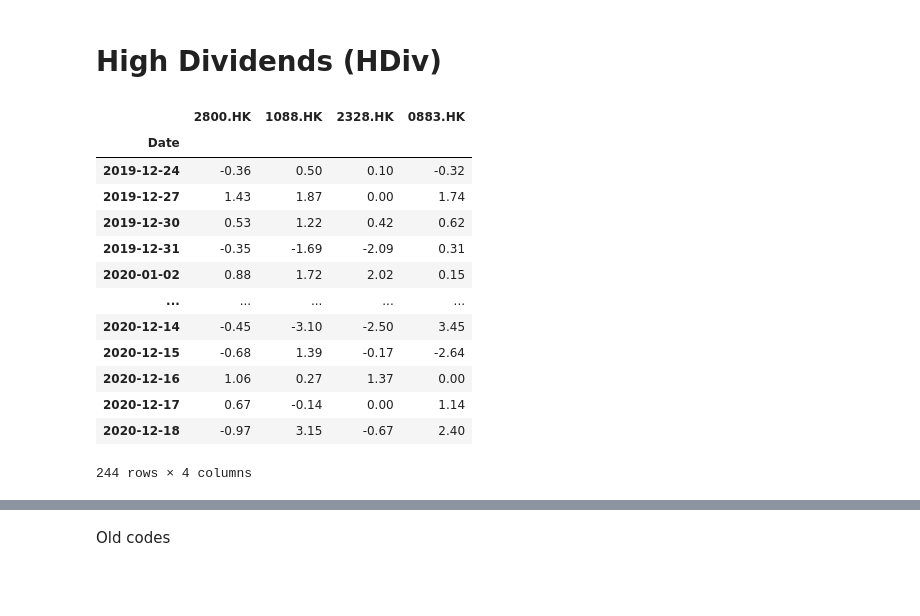
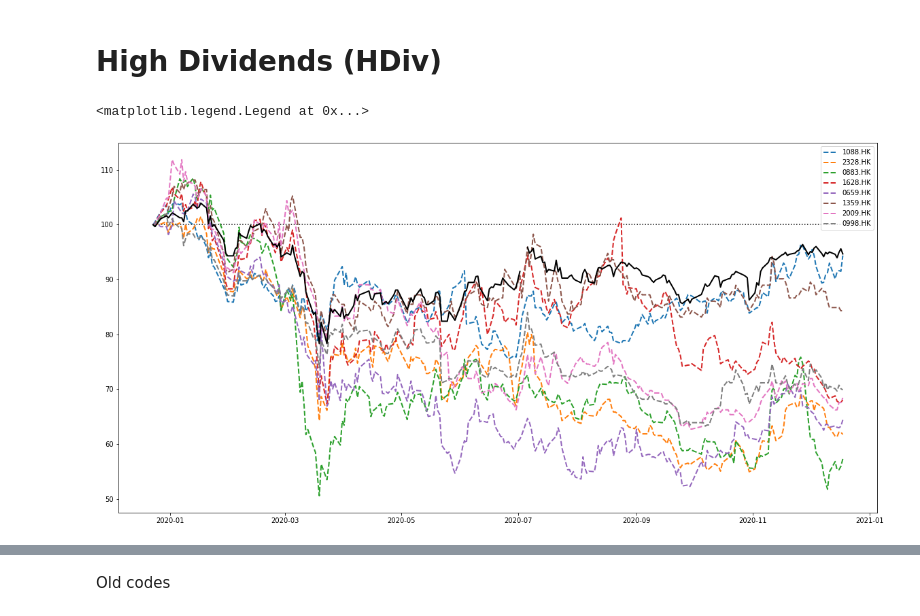
Before and after one commit to HektorLin/Trading-Strategies, a Jupyter notebook: Holdings_Analysis.ipynb, the cells around one changed output, grey strips where cells are left out. Drawn from its saved outputs; the diff is of its cells as text; code cells hidden in the pictures; blank space fills up the shorter version.

```diff
--- a/Holdings_Analysis.ipynb
+++ b/Holdings_Analysis.ipynb
@@ -50,7 +50,7 @@ CNpharm_members = ["1177.HK","1093.HK","2269.HK"]
 
 HKprop_members = ["1113.HK","2778.HK","0435.HK"]
 
-HDiv_members = ["1088.HK","2328.HK","0883.HK"]
+HDiv_members = ["1088.HK","2328.HK","0883.HK","1628.HK","0659.HK","1359.HK","2009.HK","0998.HK"]
 
 categories = [CNtech_members, CNpharm_members,
               HKprop_members,
@@ -75,2 +70,23 @@ return_port.dropna(axis=0,inplace=True)
+# %%
+# create index time-series and return matrix
+indexed_port = protfolio_close/protfolio_close.iloc[0,:]*100
+
+port_returns = protfolio_close.pct_change()*100
+port_returns.dropna(axis=0,inplace=True)
+# %%
+# plot indexed return
+
+#plot indexed
+
+fig,ax = plt.subplots(figsize=(20, 10))
+for member in focus_group:
+  ax.plot(indexed_port.index, indexed_port[member], linewidth=2, linestyle='--')
+ax.plot(indexed_port.index, indexed_port['2800.HK'], color='black', linewidth=2, linestyle='-')
+ax.hlines(y=100,xmin=indexed_port.index[0],xmax=indexed_port.index[-1], color='black', linestyle=(':'))
+
+ax.legend(focus_group)
+# %% [output]
+<matplotlib.legend.Legend at 0x...>
+[figure, added]
 # %%
 # Save returns for the focus group
@@ -88,17 +115,0 @@ def CAPM_coefficients (y,X):
-# %%
-return_port
-# %% [output]
-|  | 2800.HK | 1088.HK | 2328.HK | 0883.HK |
-| Date |  |  |  |  |
-| 2019-12-24 | -0.36 | 0.50 | 0.10 | -0.32 |
-| 2019-12-27 | 1.43 | 1.87 | 0.00 | 1.74 |
-| 2019-12-30 | 0.53 | 1.22 | 0.42 | 0.62 |
-| 2019-12-31 | -0.35 | -1.69 | -2.09 | 0.31 |
-| 2020-01-02 | 0.88 | 1.72 | 2.02 | 0.15 |
-| ... | ... | ... | ... | ... |
-| 2020-12-14 | -0.45 | -3.10 | -2.50 | 3.45 |
-| 2020-12-15 | -0.68 | 1.39 | -0.17 | -2.64 |
-| 2020-12-16 | 1.06 | 0.27 | 1.37 | 0.00 |
-| 2020-12-17 | 0.67 | -0.14 | 0.00 | 1.14 |
-| 2020-12-18 | -0.97 | 3.15 | -0.67 | 2.40 |
-244 rows × 4 columns
```
Also changed, not shown: parts of 11 cells of this notebook.
